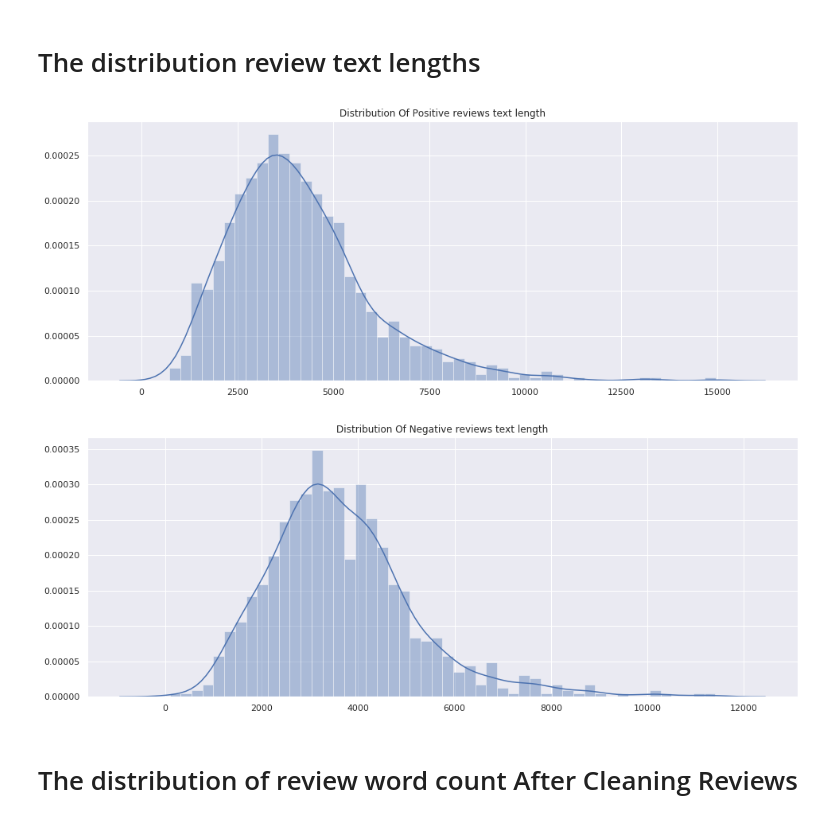
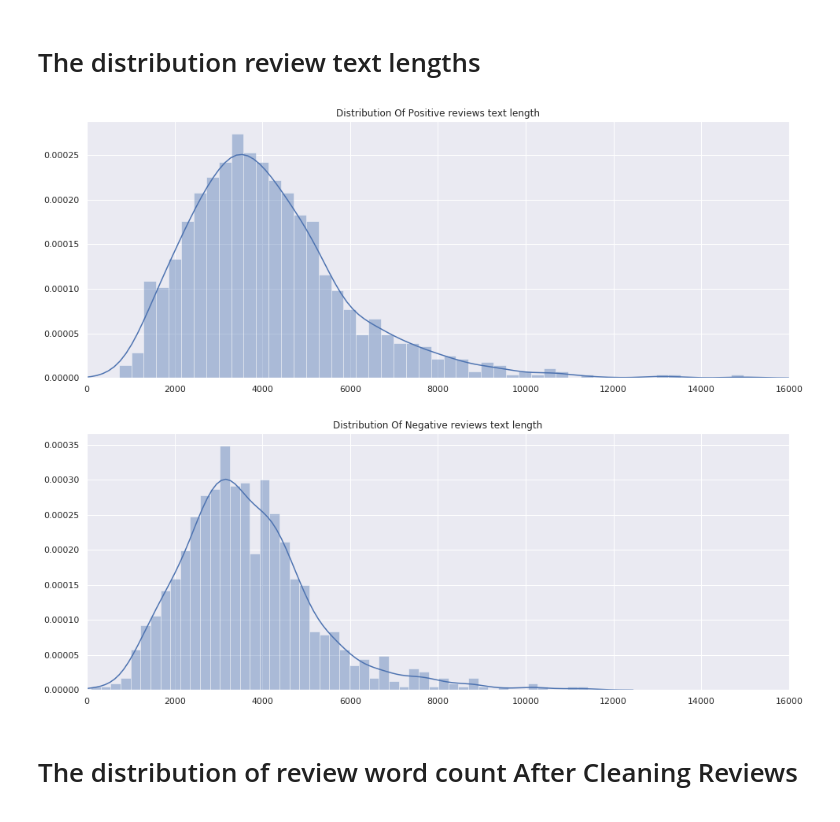
Before and after one commit to ashish1500616/Machine-Learning-Projects, a Jupyter notebook: p7_capstone_project/Sentiment_Analysis_Udacity.ipynb, the cells around one changed output. Drawn from its saved outputs; the diff is of its cells as text; code cells hidden in the pictures.

```diff
--- a/p7_capstone_project/Sentiment_Analysis_Udacity.ipynb
+++ b/p7_capstone_project/Sentiment_Analysis_Udacity.ipynb
@@ -201,25 +181,27 @@ Number of Words in Vocab.txt is 14803
 # %%
 sns.set(color_codes=True)
 plt.figure(figsize=(16,6))
 p_f="txt_sentoken/pos"
 prl=[]
 for f in sorted(os.listdir(p_f)):
 #     print(f)
     l=len(load_document(p_f+"/"+f))
     prl.append(l)
+plt.xlim(0, 16000)
 sns.distplot(prl,bins=50).set_title("Distribution Of Positive reviews text length")
 plt.show()
 n_f="txt_sentoken/neg"
 nrl=[]
 for f in sorted(os.listdir(n_f)):
     l=len(load_document(n_f+"/"+f))
     nrl.append(l)
 plt.figure(figsize=(16,6))
+plt.xlim(0, 16000)
 sns.distplot(nrl,bins=50).set_title("Distribution Of Negative reviews text length")
 plt.show()
 # %% [output]
-[figure, old version]
+[figure, new version]
-[figure, old version]
+[figure, new version]
 # %% [markdown]
 # The distribution of review word count After Cleaning Reviews
 # %%
```
Also changed, not shown: parts of 8 cells of this notebook, 2 other files.
